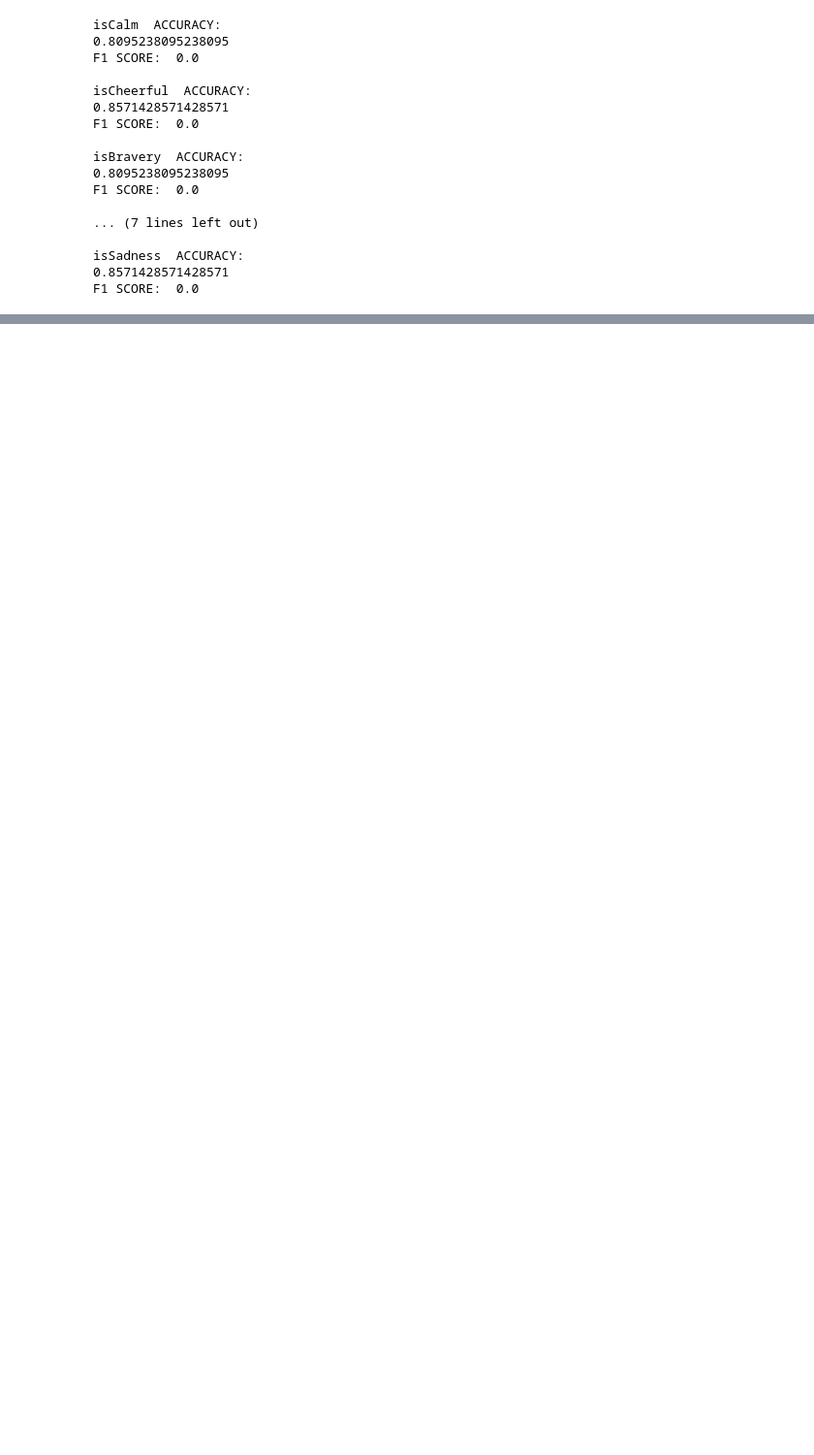
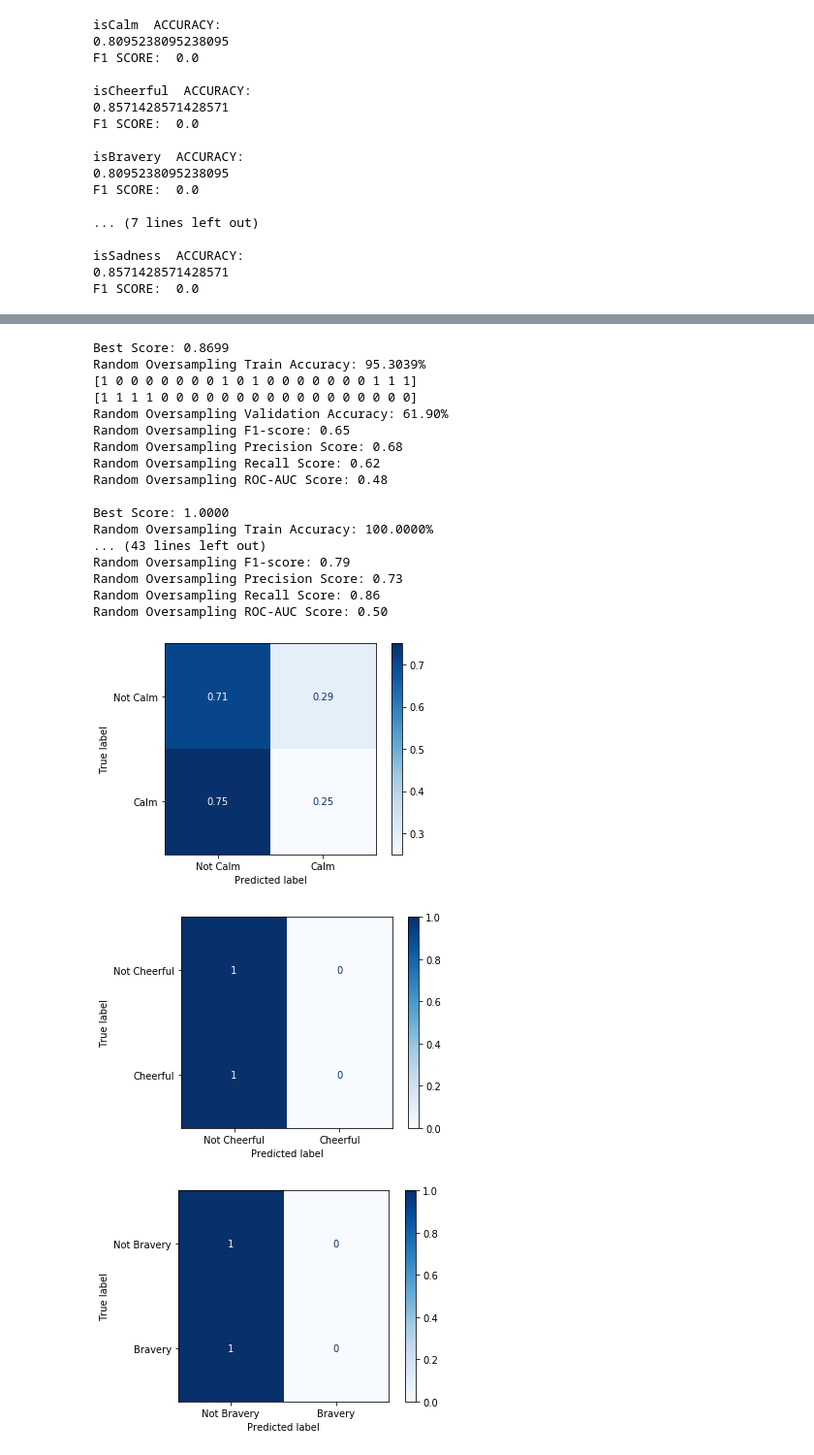
Before and after one commit to gracielnunciob/XLB48, a Jupyter notebook: Notebooks/Training/OVR Decision Tree Classifier Hyperparameter Search.ipynb, the cells around one changed output, grey strips where cells are left out. Shown at 97% size. Drawn from its saved outputs; the diff is of its cells as text; code cells hidden in the pictures; blank space fills up the shorter version.

Commit message:
Added new metrics to the 6 way classifiers

```diff
--- a/Notebooks/Training/OVR Decision Tree Classifier Hyperparameter Search.ipynb
+++ b/Notebooks/Training/OVR Decision Tree Classifier Hyperparameter Search.ipynb
@@ -511,0 +500,30 @@ F1 SCORE:  0.0
+# %%
+# Random Forest
+random_search_iterations = 1000
+n_splits = 10
+rand_seed = 108750183
+
+parameters = {
+    'n_estimators' : [i for i in range(50,101)],
+    'criterion' : ['gini', 'entropy'],
+    'max_depth' : [i for i in range(5,13)],
+    'min_samples_split' : uniform(loc=0.01,scale=0.99),
+    'min_samples_leaf' : uniform(loc=0.01,scale=0.49),
+    'bootstrap' : [True, False],
+    'warm_start' : [True, False],
+}
+
+# train classifier for SMOTE data
+random_forest = RandomForestClassifier(random_state=rand_seed)
+random_search_random_forest = \
+                        RandomizedSearchCV(random_forest, parameters,\
+                                           cv=n_splits, \
+                                           random_state=rand_seed, \
+                                           n_iter=random_search_iterations,\
+                                           n_jobs=-1)
+# %%
+for i in range(0,6):
+    if(i > 0):
+        print()
+    print_res("Vanilla",x_train,ovr_train[i],random_search_random_forest, themes[i], verbose = False)
+    test_res("Vanilla",x_val,ovr_val[i],random_search_random_forest, themes[i])
@@ -511,0 +554,27 @@ F1 SCORE:  0.0
+# %%
+for i in range(0,6):
+    if(i > 0):
+        print()
+    print_res("Random Oversampling",x_os,ovr_y_os[i],random_search_random_forest,themes[i], verbose = False)
+    test_res("Random Oversampling",x_val,ovr_val[i],random_search_random_forest,themes[i])
+# %% [output]
+Best Score: 0.8699
+Random Oversampling Train Accuracy: 95.3039%
+[1 0 0 0 0 0 0 0 1 0 1 0 0 0 0 0 0 0 1 1 1]
+[1 1 1 1 0 0 0 0 0 0 0 0 0 0 0 0 0 0 0 0 0]
+Random Oversampling Validation Accuracy: 61.90%
+Random Oversampling F1-score: 0.65
+Random Oversampling Precision Score: 0.68
+Random Oversampling Recall Score: 0.62
+Random Oversampling ROC-AUC Score: 0.48
+
+Best Score: 1.0000
+Random Oversampling Train Accuracy: 100.0000%
+... (43 lines left out)
+Random Oversampling F1-score: 0.79
+Random Oversampling Precision Score: 0.73
+Random Oversampling Recall Score: 0.86
+Random Oversampling ROC-AUC Score: 0.50
+[figure, added]
+[figure, added]
+[figure, added]
```
Also changed, not shown: parts of 14 cells of this notebook, 21 other files.
